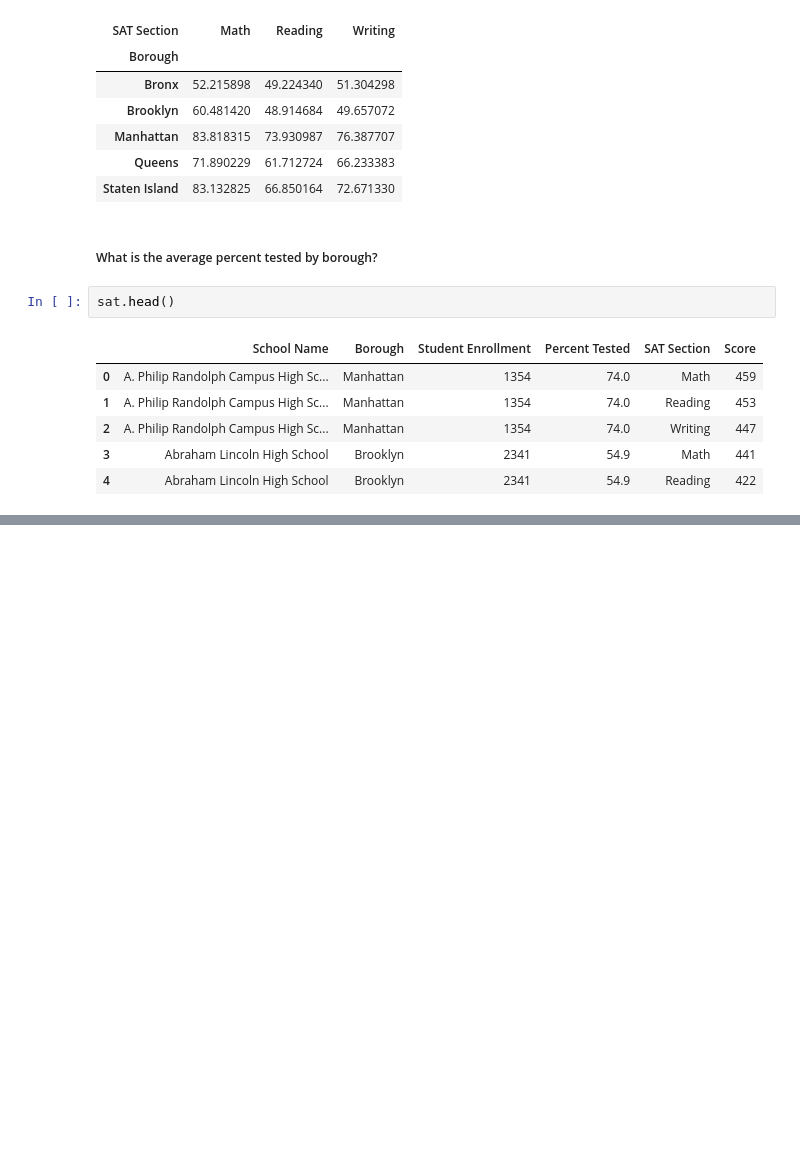
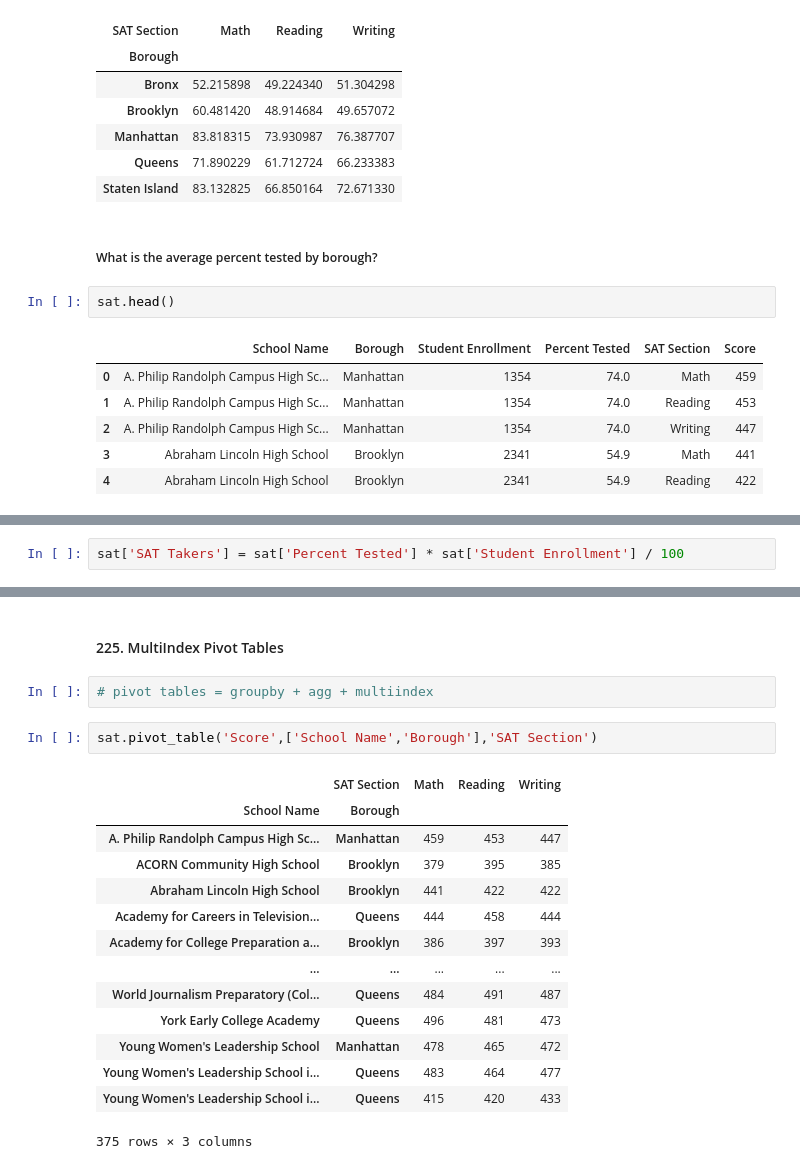
Before and after one commit to emanuelramponi/cp2, a Jupyter notebook: pandas1/section_9_reshaping_with_pivots.ipynb, the cells around one changed output, grey strips where cells are left out. Cells and saved outputs as stored; diff of their text form; blank space fills up the shorter version.

```diff
--- a/pandas1/section_9_reshaping_with_pivots.ipynb
+++ b/pandas1/section_9_reshaping_with_pivots.ipynb
@@ -269,0 +307,2 @@ Error:
+# %%
+sat['SAT Takers'] = sat['Percent Tested'] * sat['Student Enrollment'] / 100
@@ -269,0 +437,21 @@ Error:
+# %% [markdown]
+#### 225. MultiIndex Pivot Tables
+# %%
+# pivot tables = groupby + agg + multiindex
+# %%
+sat.pivot_table('Score',['School Name','Borough'],'SAT Section')
+# %% [output]
+|  | SAT Section | Math | Reading | Writing |
+| School Name | Borough |  |  |  |
+| A. Philip Randolph Campus High Sc... | Manhattan | 459 | 453 | 447 |
+| ACORN Community High School | Brooklyn | 379 | 395 | 385 |
+| Abraham Lincoln High School | Brooklyn | 441 | 422 | 422 |
+| Academy for Careers in Television... | Queens | 444 | 458 | 444 |
+| Academy for College Preparation a... | Brooklyn | 386 | 397 | 393 |
+| ... | ... | ... | ... | ... |
+| World Journalism Preparatory (Col... | Queens | 484 | 491 | 487 |
+| York Early College Academy | Queens | 496 | 481 | 473 |
+| Young Women's Leadership School | Manhattan | 478 | 465 | 472 |
+| Young Women's Leadership School i... | Queens | 483 | 464 | 477 |
+| Young Women's Leadership School i... | Queens | 415 | 420 | 433 |
+375 rows × 3 columns
```
Also changed, not shown: parts of 24 cells of this notebook.
